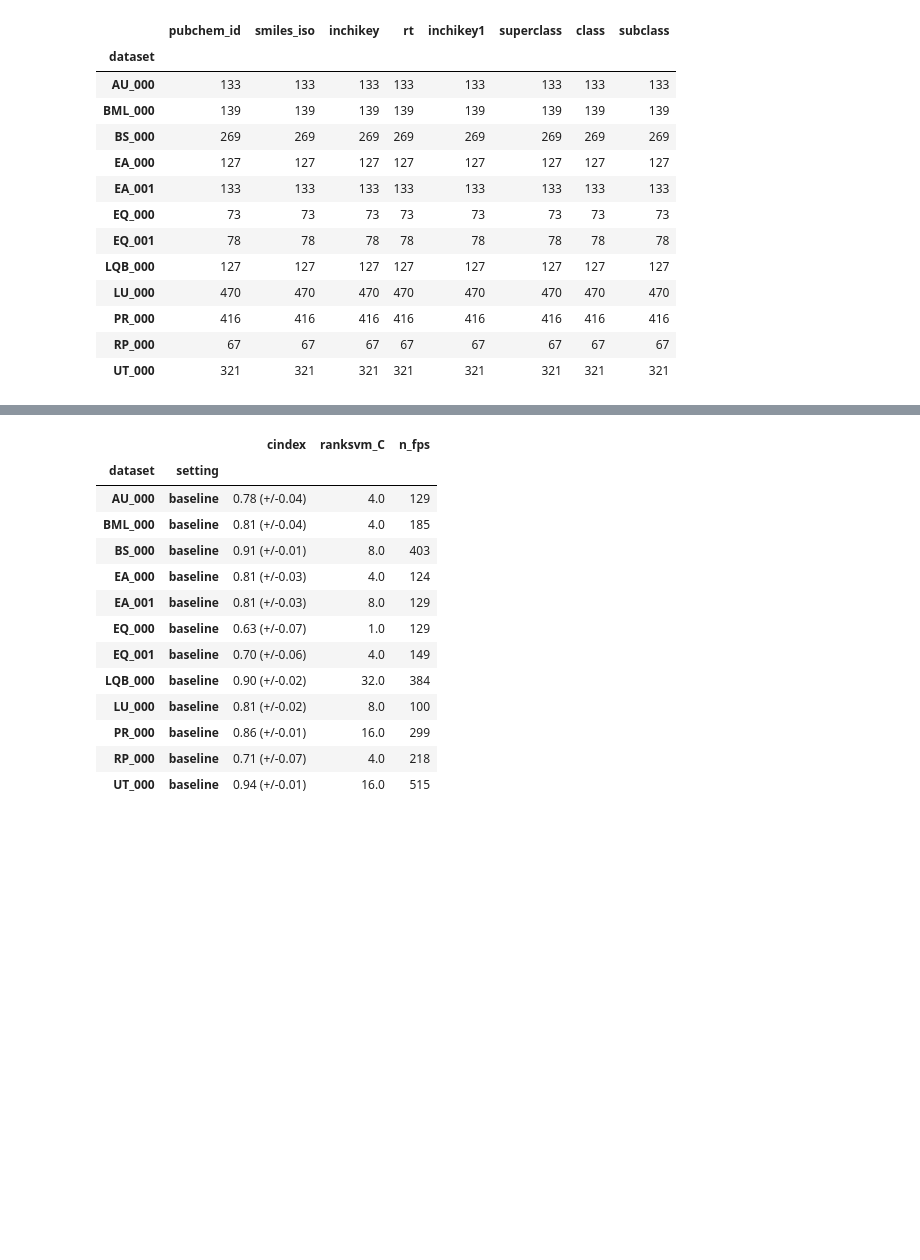
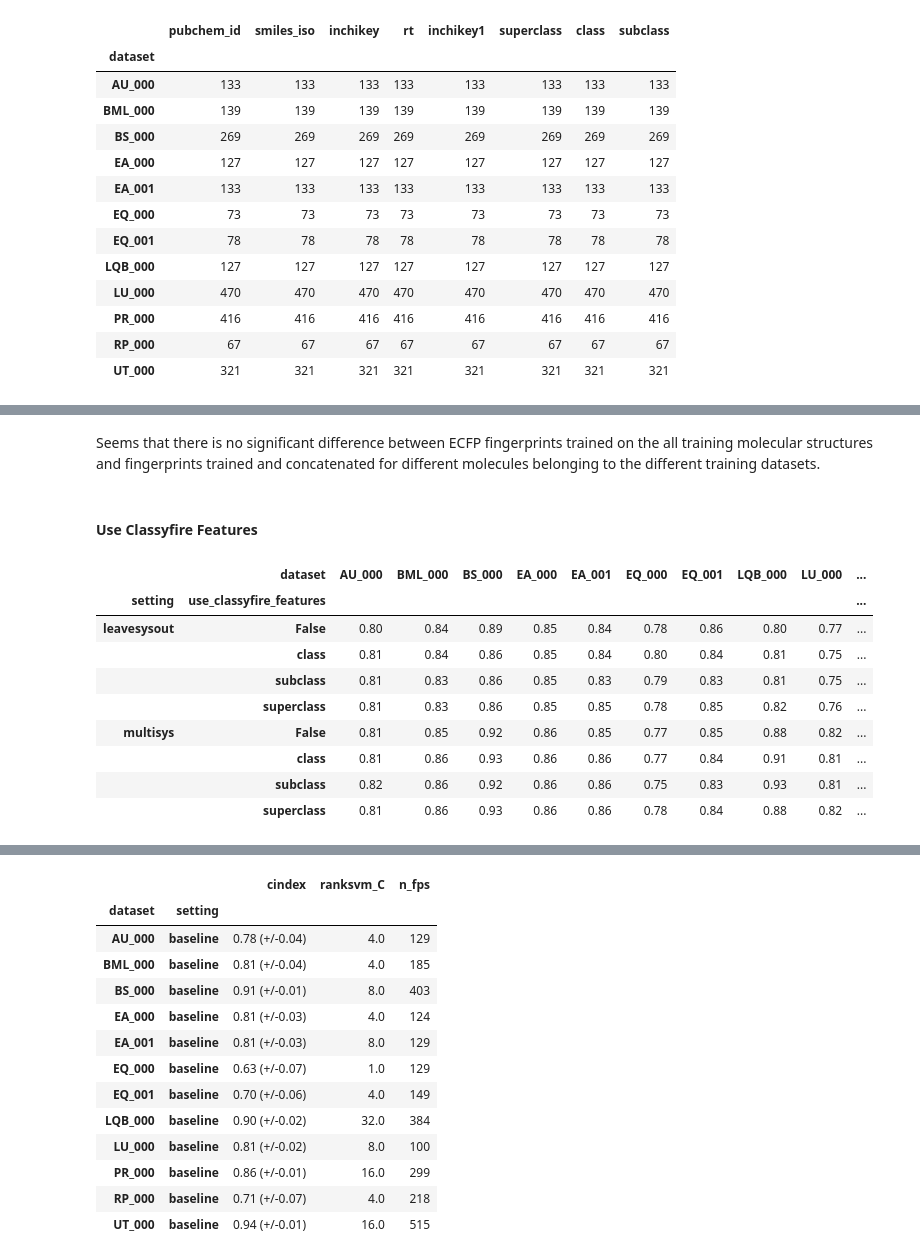
Before and after one commit to bachi55/massbank_for_ML, a Jupyter notebook: analysis/dataset_descriptor.ipynb, the cells around one changed output, grey strips where cells are left out. Drawn from its saved outputs; the diff is of its cells as text; code cells hidden in the pictures; blank space fills up the shorter version.

```diff
--- a/analysis/dataset_descriptor.ipynb
+++ b/analysis/dataset_descriptor.ipynb
@@ -41,0 +78,24 @@ sns.clustermap(pd.DataFrame(K_Z, columns=dss, index=dss), annot=True, vmax=1, vm
+# %% [markdown]
+Seems that there is no significant difference between ECFP fingerprints trained on the all training molecular structures and fingerprints trained and concatenated for different molecules belonging to the different training datasets.
+# %% [markdown]
+#### Use Classyfire Features
+# %%
+# g = sns.catplot(data=res[res["setting"] != "baseline"], x="dataset", y="cindex", hue="use_classyfire_features", col="setting", kind="box")
+# for ax in g.axes.flatten():
+#     ax.set_xticklabels(ax.get_xticklabels(), rotation=45)
+#     ax.grid()
+res[res["setting"] != "baseline"].groupby(["dataset", "use_classyfire_features", "setting"])[["cindex"]] \
+    .mean().round(2) \
+    .reset_index() \
+    .pivot(index=["setting", "use_classyfire_features"], columns=["dataset"], values="cindex")
+# %% [output]
+|  | dataset | AU_000 | BML_000 | BS_000 | EA_000 | EA_001 | EQ_000 | EQ_001 | LQB_000 | LU_000 | ... |
+| setting | use_classyfire_features |  |  |  |  |  |  |  |  |  | ... |
+| leavesysout | False | 0.80 | 0.84 | 0.89 | 0.85 | 0.84 | 0.78 | 0.86 | 0.80 | 0.77 | ... |
+|  | class | 0.81 | 0.84 | 0.86 | 0.85 | 0.84 | 0.80 | 0.84 | 0.81 | 0.75 | ... |
+|  | subclass | 0.81 | 0.83 | 0.86 | 0.85 | 0.83 | 0.79 | 0.83 | 0.81 | 0.75 | ... |
+|  | superclass | 0.81 | 0.83 | 0.86 | 0.85 | 0.85 | 0.78 | 0.85 | 0.82 | 0.76 | ... |
+| multisys | False | 0.81 | 0.85 | 0.92 | 0.86 | 0.85 | 0.77 | 0.85 | 0.88 | 0.82 | ... |
+|  | class | 0.81 | 0.86 | 0.93 | 0.86 | 0.86 | 0.77 | 0.84 | 0.91 | 0.81 | ... |
+|  | subclass | 0.82 | 0.86 | 0.92 | 0.86 | 0.86 | 0.75 | 0.83 | 0.93 | 0.81 | ... |
+|  | superclass | 0.81 | 0.86 | 0.93 | 0.86 | 0.86 | 0.78 | 0.84 | 0.88 | 0.82 | ... |
```
Also changed, not shown: parts of 9 cells of this notebook, 3 other files.
